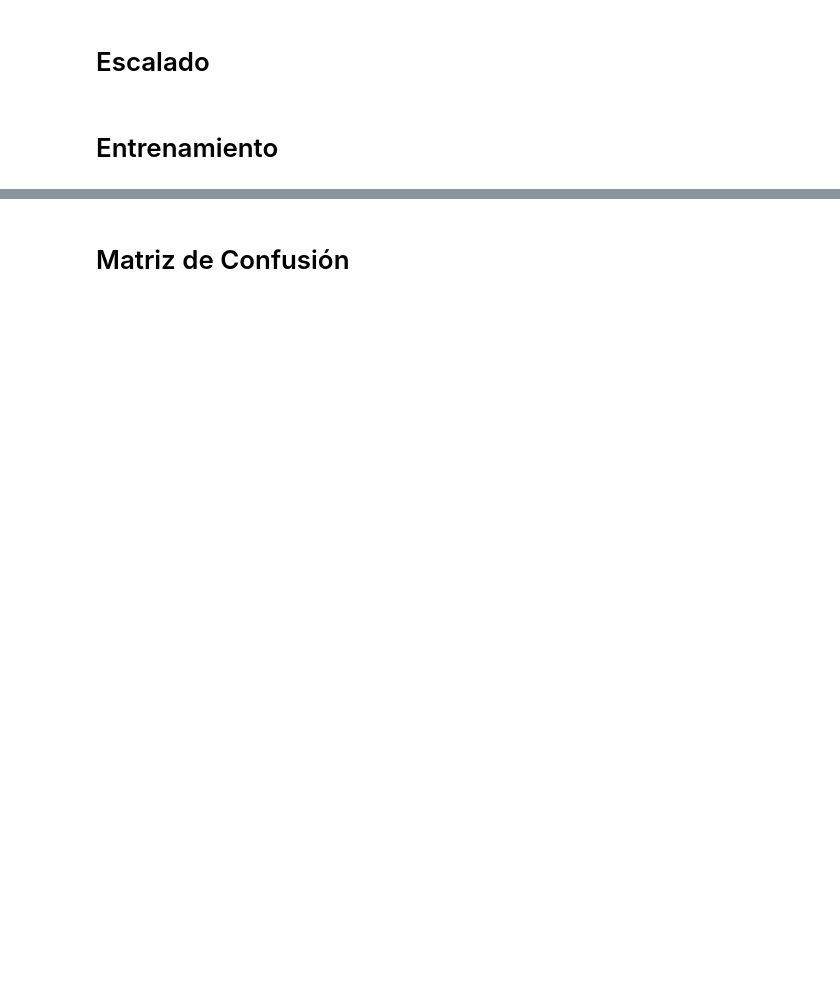
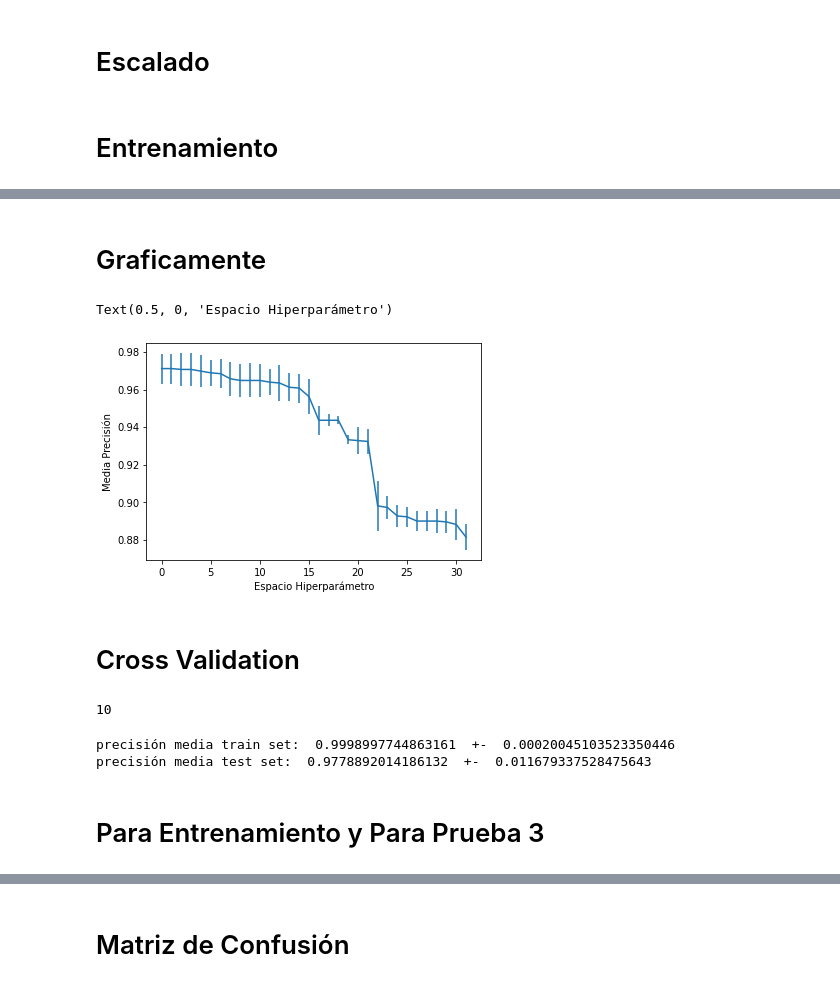
Before and after one commit to AlexanderTemp/ProyectoFinalAI, a Jupyter notebook: 7Clas-RandomForest.ipynb, the cells around one changed output, grey strips where cells are left out. Drawn from its saved outputs; the diff is of its cells as text; code cells hidden in the pictures; blank space fills up the shorter version.

```diff
--- a/7Clas-RandomForest.ipynb
+++ b/7Clas-RandomForest.ipynb
@@ -77,0 +131,3 @@ y_pred = classifier.predict(X_test)
+# %%
+from sklearn.model_selection import train_test_split, GridSearchCV
+X_train, X_test, y_train, y_test=train_test_split(X, Y, test_size=0.30, random_state=0)
@@ -77,0 +136,5 @@ y_pred = classifier.predict(X_test)
+# %%
+from sklearn.preprocessing import StandardScaler
+scaler=StandardScaler()
+X_train=scaler.fit_transform(X_train)
+X_test=scaler.fit_transform(X_test)
@@ -77,0 +143,11 @@ y_pred = classifier.predict(X_test)
+# %%
+from sklearn.ensemble import RandomForestClassifier
+classifier = RandomForestClassifier(n_estimators = 50, criterion = 'entropy', random_state = 0, n_jobs=4)
+rf_param_grid=dict(
+    n_estimators=[10,20,50,100,200,500,1000,2000],
+    max_depth=[1,2,3,4],
+)
+clf=GridSearchCV(classifier, rf_param_grid, scoring='accuracy', cv=5)
+
+busqueda=clf.fit(X_train, y_train)
+busqueda.best_params_
@@ -77,0 +158,3 @@ y_pred = classifier.predict(X_test)
+# %%
+res=pd.DataFrame(busqueda.cv_results_)[['params', 'mean_test_score', 'std_test_score']]
+res
@@ -77,0 +179,35 @@ y_pred = classifier.predict(X_test)
+# %% [markdown]
+# Graficamente
+# %%
+res.sort_values(by='mean_test_score', ascending=False, inplace=True)
+res.reset_index(drop=True, inplace=True)
+res['mean_test_score'].plot(yerr=[res['std_test_score'], res['std_test_score']])
+plt.ylabel('Media Precisión')
+plt.xlabel('Espacio Hiperparámetro')
+# %% [output]
+Text(0.5, 0, 'Espacio Hiperparámetro')
+[figure, added]
+# %% [markdown]
+# Cross Validation
+# %%
+from sklearn.model_selection import StratifiedKFold, cross_validate
+skf=StratifiedKFold(n_splits=10, shuffle=True, random_state=4)
+clf2=cross_validate(
+    classifier,
+    X_train,
+    y_train,
+    scoring='accuracy',
+    return_train_score=True,
+    cv=skf
+)
+len(clf2['test_score'])
+# %% [output]
+10
+# %%
+print('precisión media train set: ', np.mean(clf2['train_score']), ' +- ', np.std(clf2['train_score']))
+print('precisión media test set: ', np.mean(clf2['test_score']), ' +- ', np.std(clf2['test_score']))
+# %% [output]
+precisión media train set:  0.9998997744863161  +-  0.00020045103523350446
+precisión media test set:  0.9778892014186132  +-  0.011679337528475643
+# %% [markdown]
+# Para Entrenamiento y Para Prueba 3
```
Also changed, not shown: parts of 128 cells of this notebook.
